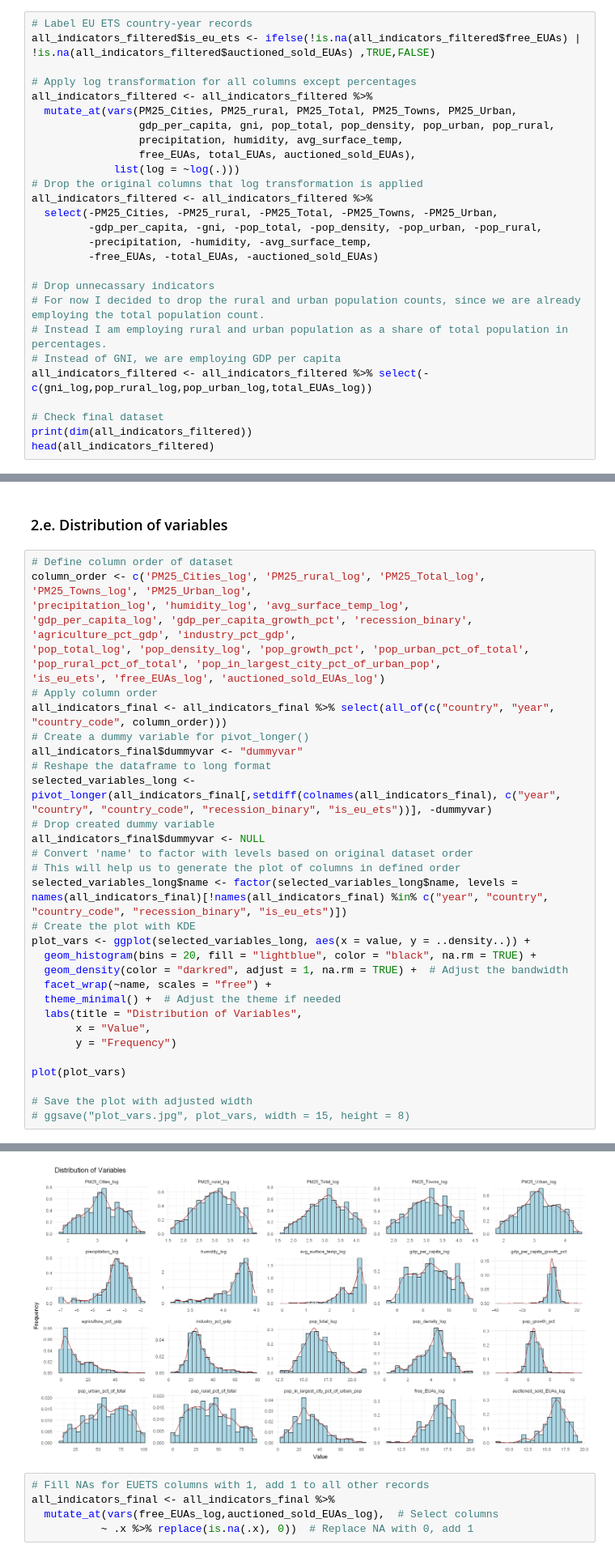
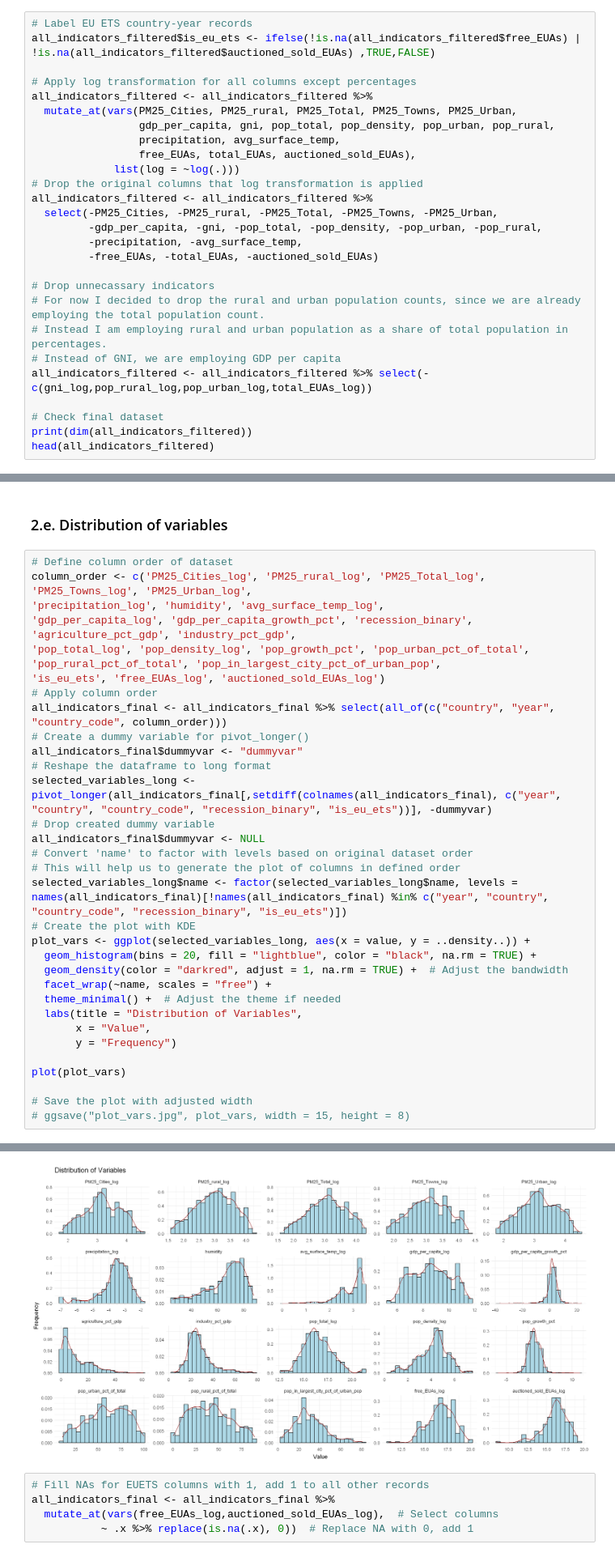
Before and after one commit to huseyinpolat-ds/UW_WNE_DSBA_Master_Thesis_437969, a Jupyter notebook: Thesis_EDA.ipynb, the cells around one changed output, grey strips where cells are left out. Shown at 81% size. Saved outputs shown, nothing was run; the diff lists cells and outputs as text.

Commit message:
Removed log transformation and treated humidity as percentage.

```diff
--- a/Thesis_EDA.ipynb
+++ b/Thesis_EDA.ipynb
@@ -492,14 +474,14 @@ all_indicators_filtered$is_eu_ets <- ifelse(!is.na(all_indicators_filtered$free_
 all_indicators_filtered <- all_indicators_filtered %>%
   mutate_at(vars(PM25_Cities, PM25_rural, PM25_Total, PM25_Towns, PM25_Urban,
                  gdp_per_capita, gni, pop_total, pop_density, pop_urban, pop_rural,
-                 precipitation, humidity, avg_surface_temp,
+                 precipitation, avg_surface_temp,
                  free_EUAs, total_EUAs, auctioned_sold_EUAs),
              list(log = ~log(.)))
 # Drop the original columns that log transformation is applied
 all_indicators_filtered <- all_indicators_filtered %>%
   select(-PM25_Cities, -PM25_rural, -PM25_Total, -PM25_Towns, -PM25_Urban,
          -gdp_per_capita, -gni, -pop_total, -pop_density, -pop_urban, -pop_rural,
-         -precipitation, -humidity, -avg_surface_temp,
+         -precipitation, -avg_surface_temp,
          -free_EUAs, -total_EUAs, -auctioned_sold_EUAs)
 
 # Drop unnecassary indicators
@@ -581,7 +563,7 @@ all_indicators_final <- all_indicators_filtered[complete.cases(
 # %%
 # Define column order of dataset
 column_order <- c('PM25_Cities_log', 'PM25_rural_log', 'PM25_Total_log', 'PM25_Towns_log', 'PM25_Urban_log',
-'precipitation_log', 'humidity_log', 'avg_surface_temp_log',
+'precipitation_log', 'humidity', 'avg_surface_temp_log',
 'gdp_per_capita_log', 'gdp_per_capita_growth_pct', 'recession_binary', 'agriculture_pct_gdp', 'industry_pct_gdp',
 'pop_total_log', 'pop_density_log', 'pop_growth_pct', 'pop_urban_pct_of_total', 'pop_rural_pct_of_total', 'pop_in_largest_city_pct_of_urban_pop',
 'is_eu_ets', 'free_EUAs_log', 'auctioned_sold_EUAs_log')
@@ -617,4 +596,4 @@ Warning message:
-[figure, old version]
+[figure, new version]
 # %%
 # Fill NAs for EUETS columns with 1, add 1 to all other records
 all_indicators_final <- all_indicators_final %>%
```
Also changed, not shown: parts of 10 cells of this notebook.
